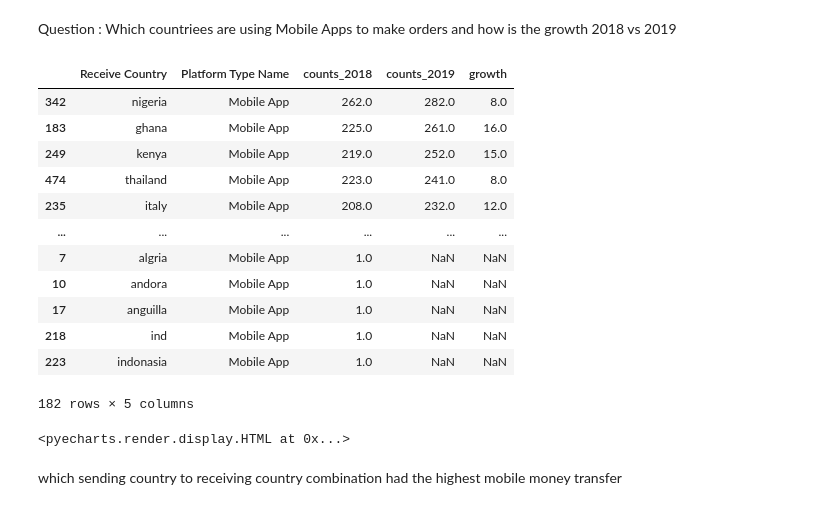
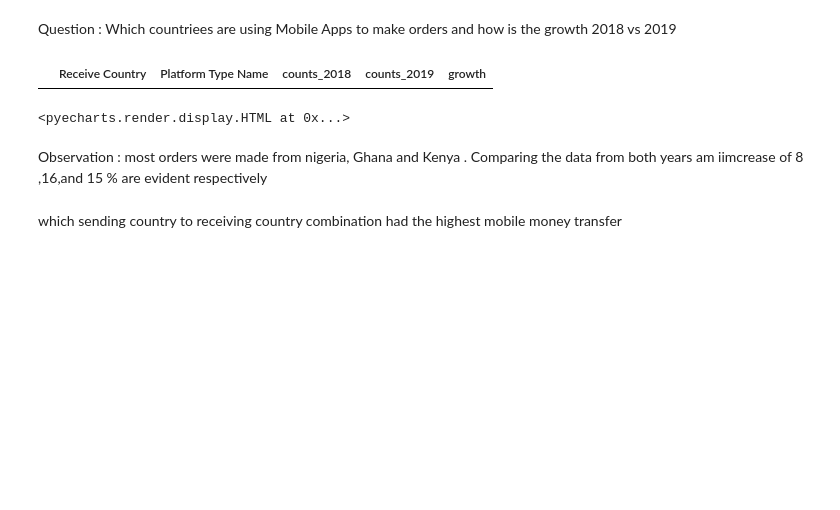
Before and after one commit to joluoch/Avon, a Jupyter notebook: avon.ipynb, the cells around one changed output. Drawn from its saved outputs; the diff is of its cells as text; code cells hidden in the pictures; blank space fills up the shorter version.

```diff
--- a/avon.ipynb
+++ b/avon.ipynb
@@ -430,26 +437,16 @@ Observation : In all the 4 regions Mobile Apps  platform types has had the highe
 Question : Which countriees are using Mobile Apps to make orders and how is the growth 2018 vs 2019
 # %%
 platform_country =  compare("Receive Country", "Platform Type Name")
-platform_country =   platform_country[platform_country["Platform Type Name"].isin(['Mobile App'])].sort_values('counts_2019',ascending=False)
+platform_country =   platform_country[platform_country["Platform Type Name"].isin(['count_2019'])].sort_values('growth',ascending=False)
 platform_country
 # %% [output]
 |  | Receive Country | Platform Type Name | counts_2018 | counts_2019 | growth |
-| 342 | nigeria | Mobile App | 262.0 | 282.0 | 8.0 |
-| 183 | ghana | Mobile App | 225.0 | 261.0 | 16.0 |
-| 249 | kenya | Mobile App | 219.0 | 252.0 | 15.0 |
-| 474 | thailand | Mobile App | 223.0 | 241.0 | 8.0 |
-| 235 | italy | Mobile App | 208.0 | 232.0 | 12.0 |
-| ... | ... | ... | ... | ... | ... |
-| 7 | algria | Mobile App | 1.0 | NaN | NaN |
-| 10 | andora | Mobile App | 1.0 | NaN | NaN |
-| 17 | anguilla | Mobile App | 1.0 | NaN | NaN |
-| 218 | ind | Mobile App | 1.0 | NaN | NaN |
-| 223 | indonasia | Mobile App | 1.0 | NaN | NaN |
-182 rows × 5 columns
 # %%
 create_stacked_bar(platform_country[:3],'Receive Country', "Platform Type Name")
 # %% [output]
 <pyecharts.render.display.HTML at 0x...>
+# %% [markdown]
+Observation : most orders were made from nigeria, Ghana and Kenya . Comparing the data from both years am iimcrease of 8 ,16,and 15 % are evident respectively
 # %% [markdown]
 which sending country to receiving country  combination had the highest mobile money transfer
 # %%
```
Also changed, not shown: parts of 23 cells of this notebook.
